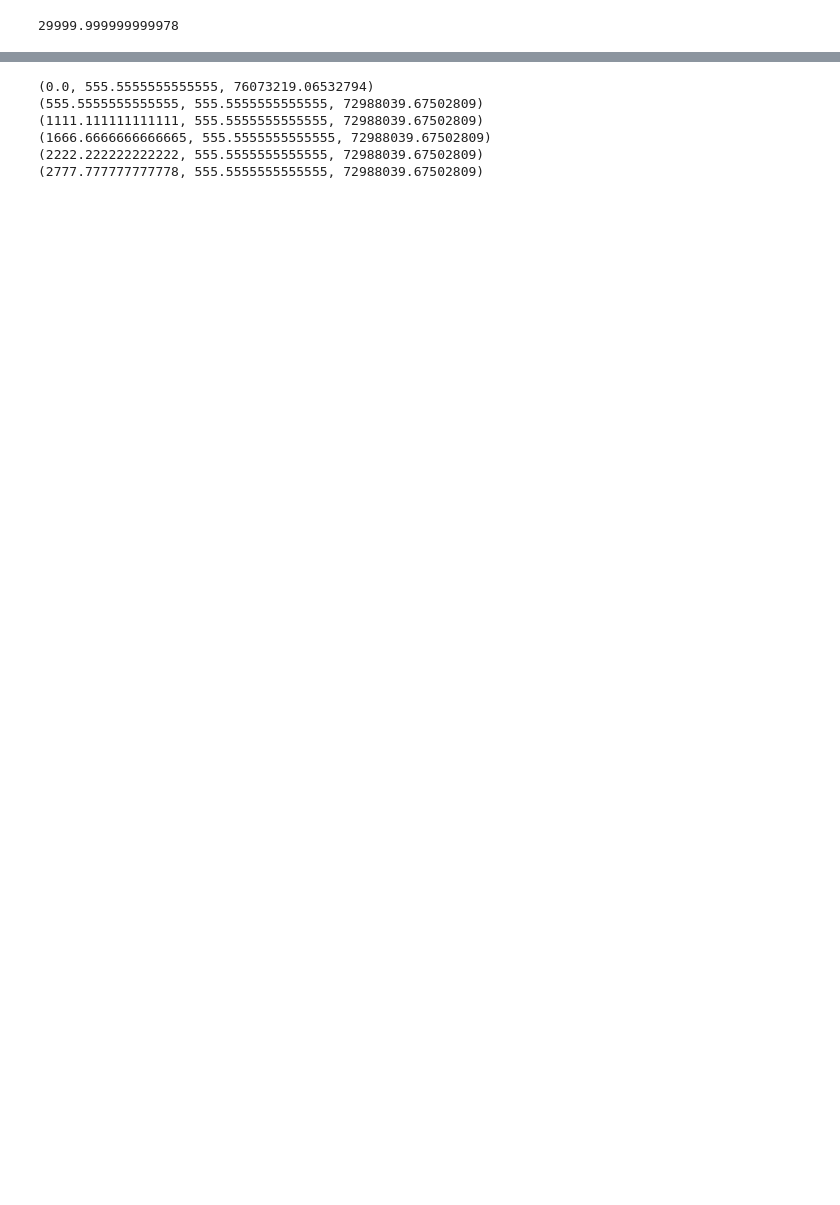
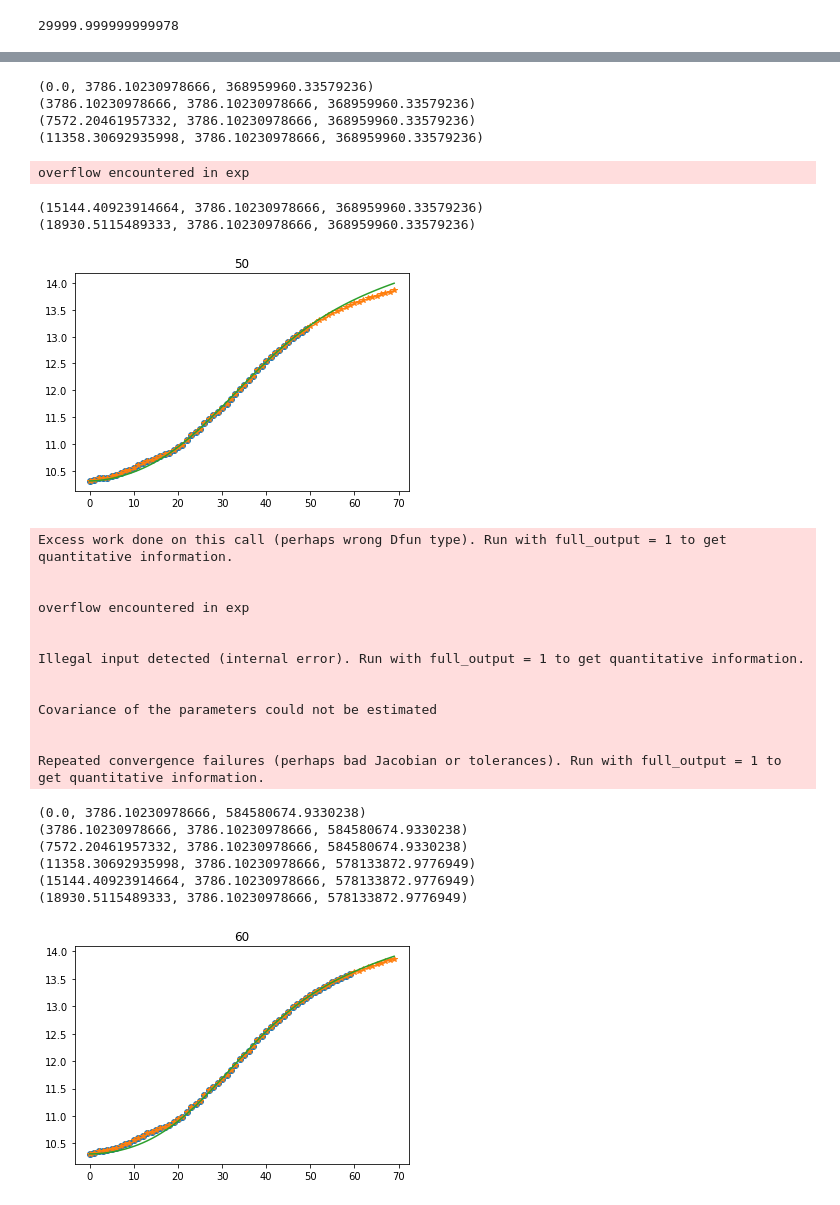
Before and after one commit to QuocTran/COVID-19, a Jupyter notebook: prognosis/Try_SEIR.ipynb, the cells around one changed output, grey strips where cells are left out. Cells and saved outputs as stored; diff of their text form; code cells hidden in the pictures; blank space fills up the shorter version.

```diff
--- a/prognosis/Try_SEIR.ipynb
+++ b/prognosis/Try_SEIR.ipynb
@@ -59,7 +45,7 @@ start_date ='20200420'
 # %%
 C = np.array(Cases.iloc[:])
 N = 38430000 # the population of Iraq
-SEIR.N = 38430000 # the population of Iraq
+#SEIR.N = 38430000 # the population of Iraq
 r0 = cum_metrics.infected[start_date]
 i0=C[0]-r0
 I0 = [i0]
@@ -79,18 +65,28 @@ len(C)
 # %%
-best = np.inf
-res = (0, 0, 0)
-t = np.arange(len(Ipast))
 
-for e0 in E0:
-    for i0 in I0:
-        y0 = [N-e0-i0, e0, i0, r0]
-        opt, val = SEIR.minimization(y0, t, Ipast, 10)
-        if (val < best):
-            besty0 = y0
-            res = opt
-            best = val
-        print((e0, i0, best))
+for n_data_point in [50,60, 70]:
+    Cpast = C[0:n_data_point]
 
-tau = np.arange(len(I))
-fitted = SEIR.dynamics(besty0, tau, *res)[:,2]
+    best = np.inf
+    res = (0, 0, 0)
+    t = np.arange(len(Cpast))
+
+    for e0 in E0:
+        for i0 in I0:
+            y0 = [N-e0-i0-r0, e0, i0, r0]
+            opt, val = SEIR.minimization(y0, t, Cpast, N, 30)
+            if (val < best):
+                besty0 = y0
+                res = opt
+                best = val
+            print((e0, i0, best))
+
+    tau = np.arange(len(C))
+    out_seir = SEIR.dynamics(besty0, tau, N, *res)
+    fitted = out_seir[:,2]+out_seir[:,3]
+    plt.plot(t, np.log(Cpast), 'o')
+    plt.plot(tau, np.log(C), '*')
+    plt.plot(tau, np.log(fitted))
+    plt.title('{}'.format(n_data_point))
+    plt.show()
 # %% [output]
@@ -98,6 +103,28 @@ Excess work done on this call (perhaps wrong Dfun type). Run with full_output =
-(0.0, 555.5555555555555, 76073219.06532794)
-(555.5555555555555, 555.5555555555555, 72988039.67502809)
-(1111.111111111111, 555.5555555555555, 72988039.67502809)
-(1666.6666666666665, 555.5555555555555, 72988039.67502809)
-(2222.222222222222, 555.5555555555555, 72988039.67502809)
-(2777.777777777778, 555.5555555555555, 72988039.67502809)
+(0.0, 3786.10230978666, 368959960.33579236)
+(3786.10230978666, 3786.10230978666, 368959960.33579236)
+(7572.20461957332, 3786.10230978666, 368959960.33579236)
+(11358.30692935998, 3786.10230978666, 368959960.33579236)
+overflow encountered in exp
+(15144.40923914664, 3786.10230978666, 368959960.33579236)
+(18930.5115489333, 3786.10230978666, 368959960.33579236)
+[figure, added]
+Excess work done on this call (perhaps wrong Dfun type). Run with full_output = 1 to get quantitative information.
+
+
+overflow encountered in exp
+
+
+Illegal input detected (internal error). Run with full_output = 1 to get quantitative information.
+
+
+Covariance of the parameters could not be estimated
+
+
+Repeated convergence failures (perhaps bad Jacobian or tolerances). Run with full_output = 1 to get quantitative information.
+(0.0, 3786.10230978666, 584580674.9330238)
+(3786.10230978666, 3786.10230978666, 584580674.9330238)
+(7572.20461957332, 3786.10230978666, 584580674.9330238)
+(11358.30692935998, 3786.10230978666, 578133872.9776949)
+(15144.40923914664, 3786.10230978666, 578133872.9776949)
+(18930.5115489333, 3786.10230978666, 578133872.9776949)
+[figure, added]
```
Also changed, not shown: parts of 17 cells of this notebook, 1 other file.
